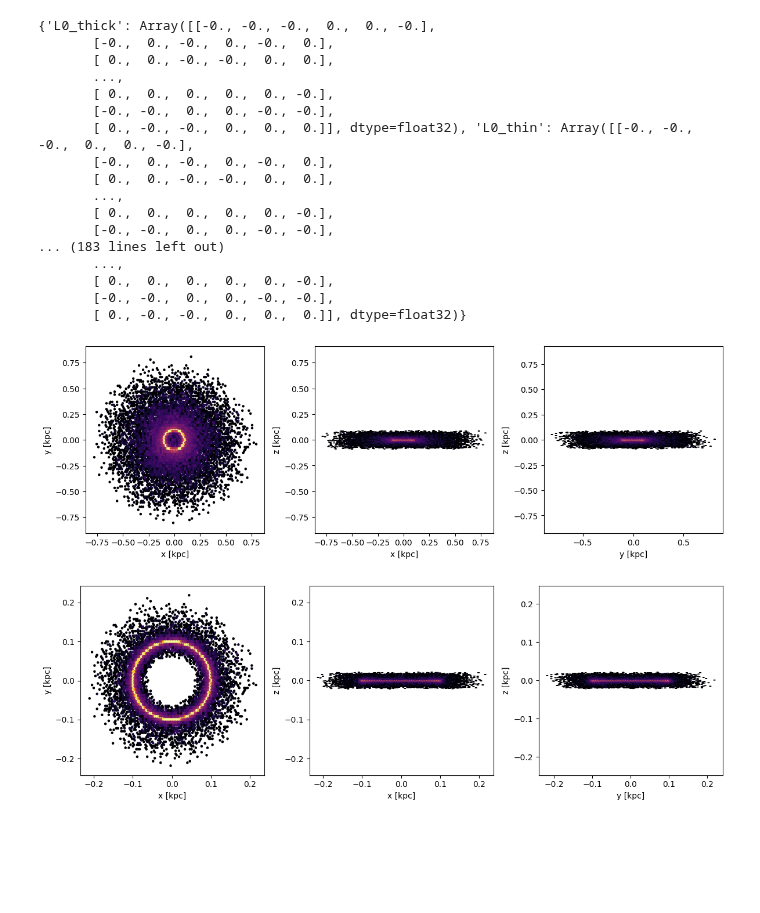
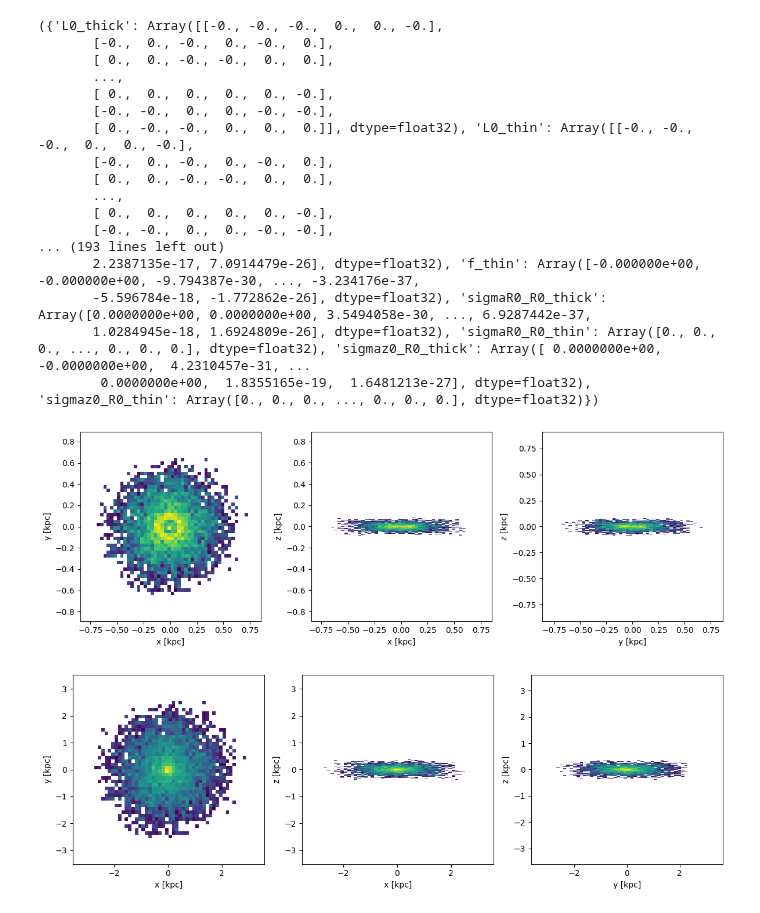
Before and after one commit to anschaible/phoenix, a Jupyter notebook: notebooks/parameters_to_phasespace.ipynb, the cells around one changed output. Cells and saved outputs as stored; diff of their text form; code cells hidden in the pictures; blank space fills up the shorter version.

```diff
--- a/notebooks/parameters_to_phasespace.ipynb
+++ b/notebooks/parameters_to_phasespace.ipynb
@@ -56,14 +38,14 @@ key = jax.random.PRNGKey(42)
 #theta = (1e12, 20.0, 20.0)  # (M, a, b) z.B. für Miyamoto–Nagai
 #theta_target = (1e12, 5.0, 2.0)  # (M, a, b) z.B. für Miyamoto–Nagai
 theta = jnp.array([1e12, 20.0, 20.0])
-theta_target = jnp.array([1e12, 5.0, 2.0])
+theta_target = jnp.array([1e12, 50.0, 200.0])
 # %%
 #from parameters to phase space coordinates
 @jax.jit
 def params_to_phasespace(params, theta = theta, Phi= Phi, key=key, n_candidates=n_candidates, envelope_max=envelope_max):
     candidates, samples, soft_weights = sampling.sample_df_potential(key, params, Phi, theta, n_candidates, envelope_max, tau=0.01)
     phase_space_coords = actions_to_phase_space.map_actions_to_phase_space(samples, params, key, Phi, theta)
-    return phase_space_coords
+    return phase_space_coords, soft_weights
 # %%
 dparams_to_phasespace = jax.jacfwd(lambda p: params_to_phasespace(p), argnums=0)(params)
 # %%
@@ -71,7 +53,7 @@ dtheta_to_phasespace = jax.jacfwd(lambda t: params_to_phasespace(params, theta=t
 # %%
 print(dparams_to_phasespace)
 # %% [output]
-{'L0_thick': Array([[-0., -0., -0.,  0.,  0., -0.],
+({'L0_thick': Array([[-0., -0., -0.,  0.,  0., -0.],
        [-0.,  0., -0.,  0., -0.,  0.],
        [ 0.,  0., -0., -0.,  0.,  0.],
        ...,
@@ -83,64 +65,65 @@ print(dparams_to_phasespace)
        ...,
        [ 0.,  0.,  0.,  0.,  0., -0.],
        [-0., -0.,  0.,  0., -0., -0.],
-... (183 lines left out)
-       ...,
-       [ 0.,  0.,  0.,  0.,  0., -0.],
-       [-0., -0.,  0.,  0., -0., -0.],
-       [ 0., -0., -0.,  0.,  0.,  0.]], dtype=float32)}
+... (193 lines left out)
+       2.2387135e-17, 7.0914479e-26], dtype=float32), 'f_thin': Array([-0.000000e+00, -0.000000e+00, -9.794387e-30, ..., -3.234176e-37,
+       -5.596784e-18, -1.772862e-26], dtype=float32), 'sigmaR0_R0_thick': Array([0.0000000e+00, 0.0000000e+00, 3.5494058e-30, ..., 6.9287442e-37,
+       1.0284945e-18, 1.6924809e-26], dtype=float32), 'sigmaR0_R0_thin': Array([0., 0., 0., ..., 0., 0., 0.], dtype=float32), 'sigmaz0_R0_thick': Array([ 0.0000000e+00, -0.0000000e+00,  4.2310457e-31, ...
+        0.0000000e+00,  1.8355165e-19,  1.6481213e-27], dtype=float32), 'sigmaz0_R0_thin': Array([0., 0., 0., ..., 0., 0., 0.], dtype=float32)})
 # %%
-phase_space_coords = params_to_phasespace(params)
+phase_space_coords, soft_weights = params_to_phasespace(params)
 
 x = phase_space_coords[:, 0]
 y = phase_space_coords[:, 1]
 z = phase_space_coords[:, 2]
 
 import matplotlib.pyplot as plt
+import matplotlib.colors as colors
 plt.figure(figsize=(12,4))
 plt.subplot(131)
-plt.hexbin(x, y, gridsize=100, cmap='inferno', bins='log')
+plt.hist2d(x, y, bins=50, cmap="viridis", norm=colors.LogNorm(), cmin=1, weights=soft_weights)
 plt.xlabel('x [kpc]')
 plt.ylabel('y [kpc]')
 plt.axis('equal')
 plt.subplot(132)
-plt.hexbin(x, z, gridsize=100, cmap='inferno', bins='log')
+plt.hist2d(x, z, bins=50, cmap="viridis", norm=colors.LogNorm(), cmin=1, weights=soft_weights)
 plt.xlabel('x [kpc]')
 plt.ylabel('z [kpc]')
 plt.axis('equal')
 plt.subplot(133)
-plt.hexbin(y, z, gridsize=100, cmap='inferno', bins='log')
+plt.hist2d(y, z, bins=50, cmap="viridis", norm=colors.LogNorm(), cmin=1, weights=soft_weights)
 plt.xlabel('y [kpc]')
 plt.ylabel('z [kpc]')
 plt.axis('equal')
 plt.tight_layout()
 plt.show()
 # %% [output]
-[figure, old version]
+[figure, new version]
 # %%
-target_phase_space_coords = params_to_phasespace(params, theta=theta_target)
+target_phase_space_coords, target_soft_weights = params_to_phasespace(params, theta=theta_target)
 # %%
 x_target = target_phase_space_coords[:, 0]
 y_target = target_phase_space_coords[:, 1]
 z_target = target_phase_space_coords[:, 2]
 
 import matplotlib.pyplot as plt
 plt.figure(figsize=(12,4))
 plt.subplot(131)
-plt.hexbin(x_target, y_target, gridsize=100, cmap='inferno', bins='log')
+plt.hist2d(x_target, y_target, bins=50, cmap="viridis", norm=colors.LogNorm(), cmin=1, weights=target_soft_weights)
 plt.xlabel('x [kpc]')
 plt.ylabel('y [kpc]')
 plt.axis('equal')
 plt.subplot(132)
-plt.hexbin(x_target, z_target, gridsize=100, cmap='inferno', bins='log')
+plt.hist2d(x_target, z_target, bins=50, cmap="viridis", norm=colors.LogNorm(), cmin=1, weights=target_soft_weights)
 plt.xlabel('x [kpc]')
 plt.ylabel('z [kpc]')
 plt.axis('equal')
 plt.subplot(133)
-plt.hexbin(y_target, z_target, gridsize=100, cmap='inferno', bins='log')
+plt.hist2d(y_target, z_target, bins=50, cmap="viridis", norm=colors.LogNorm(), cmin=1, weights=target_soft_weights)
 plt.xlabel('y [kpc]')
 plt.ylabel('z [kpc]')
 plt.axis('equal')
 plt.tight_layout()
 plt.show()
 # %% [output]
-[figure, old version]
+[figure, new version]
```
Also changed, not shown: parts of 1 cell of this notebook, 18 other files.
